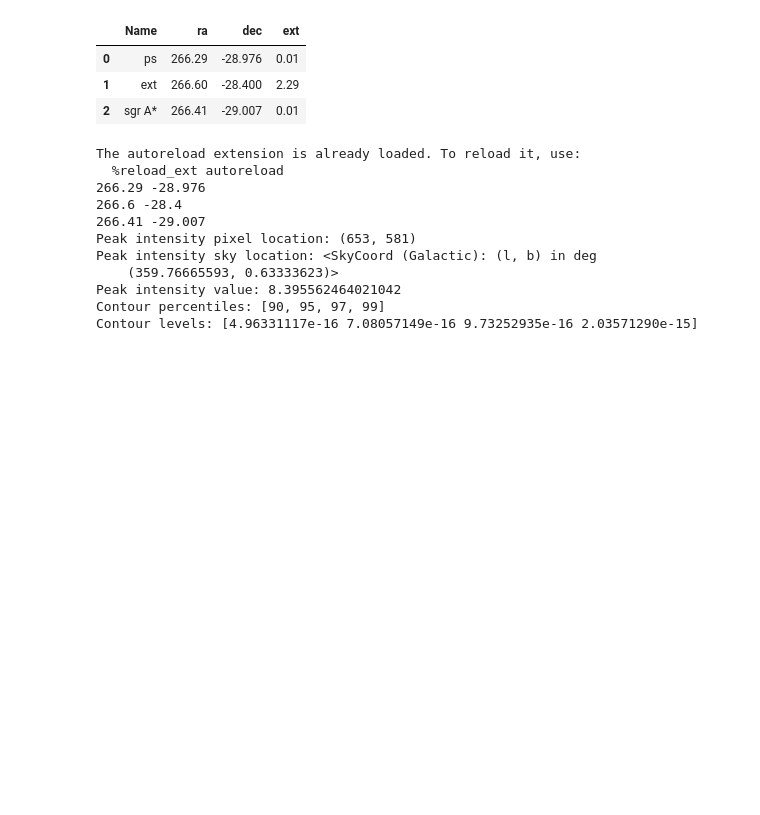
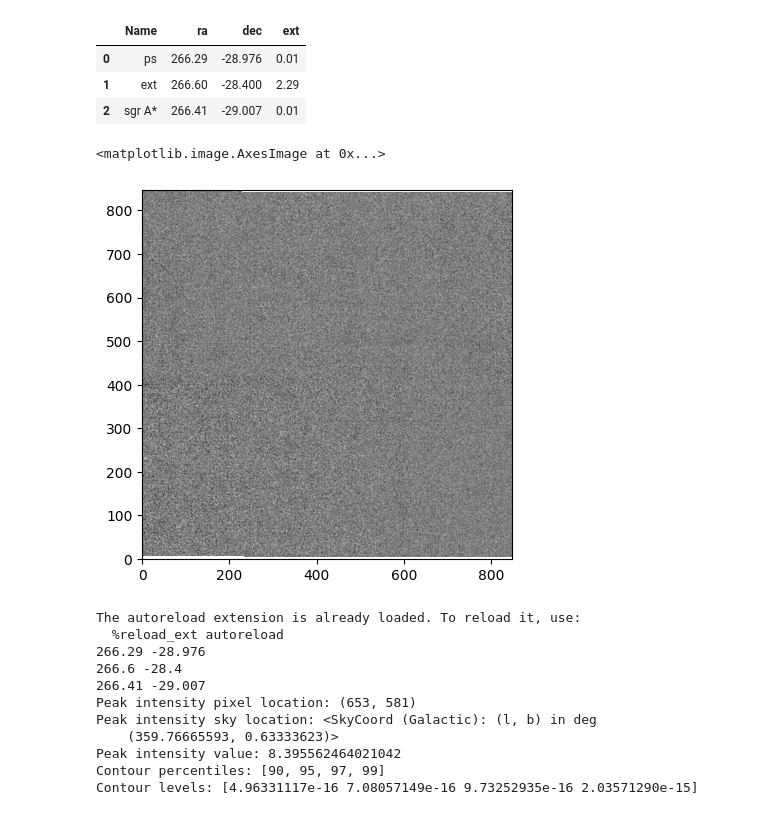
Before and after one commit to rishibbdb/AstroImageDetection, a Jupyter notebook: plot_catalog_maps.ipynb, the cells around one changed output. Cells and saved outputs as stored; diff of their text form; code cells hidden in the pictures; blank space fills up the shorter version.

```diff
--- a/plot_catalog_maps.ipynb
+++ b/plot_catalog_maps.ipynb
@@ -121,6 +118,18 @@ sourcedf
 | 0 | ps | 266.29 | -28.976 | 0.01 |
 | 1 | ext | 266.60 | -28.400 | 2.29 |
 | 2 | sgr A* | 266.41 | -29.007 | 0.01 |
+# %%
+contour_hdu = fits.open('/Users/rishi/Documents/Analysis/J1813/gasmaps/Nanten/FGN_01300+0000_2x2_12CO_v1.00_cube.fits')
+contour_header = contour_hdu[0].header
+contour_data = contour_hdu[0].data
+contour_wcs_full = WCS(contour_header)
+if contour_data.ndim > 2:
+    contour_data = contour_data[0, :, :]
+
+plt.imshow(contour_data, origin='lower', cmap='gray')
+# %% [output]
+<matplotlib.image.AxesImage at 0x...>
+[figure, added]
 # %%
 %load_ext autoreload
 %autoreload 2
```
Also changed, not shown: parts of 1 cell of this notebook, 9 other files.
